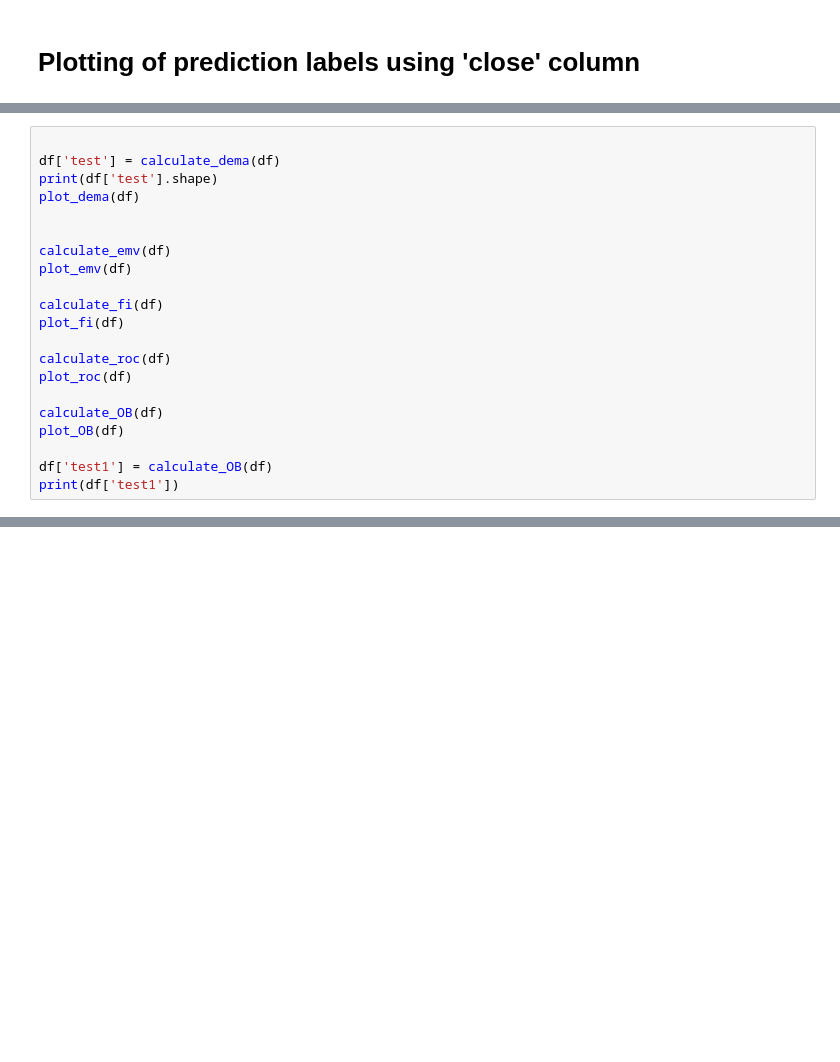
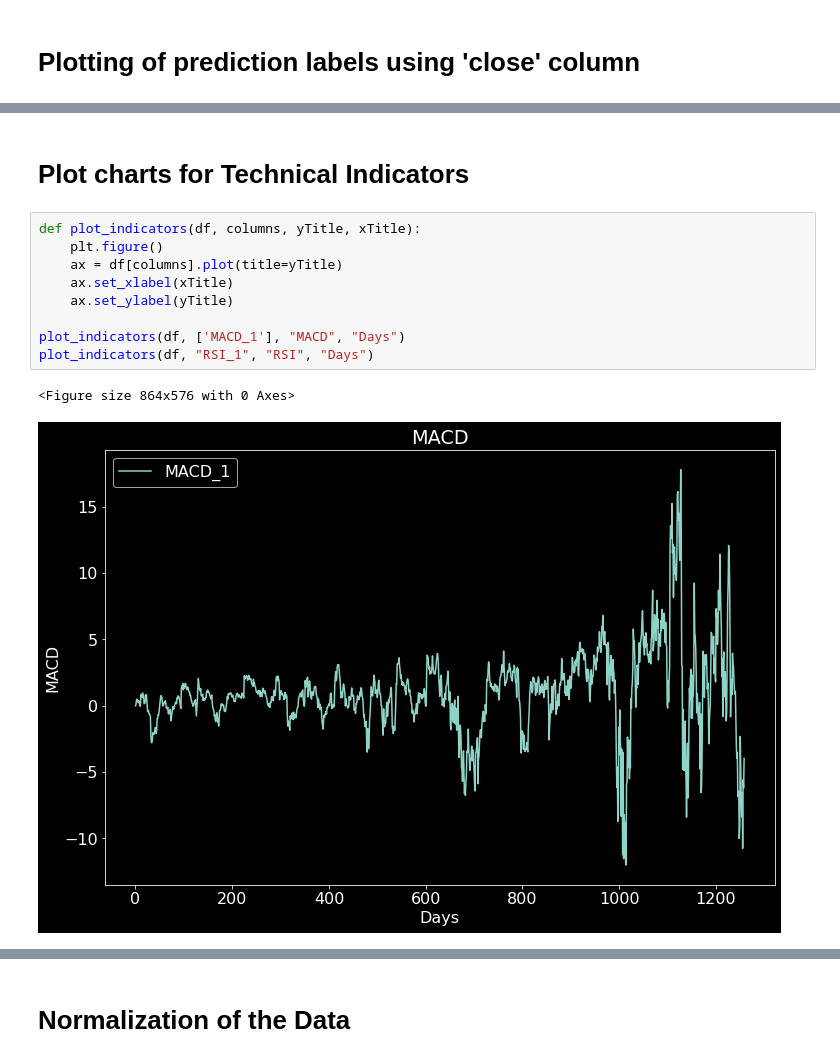
Before and after one commit to Olivia-Feldman/DLStockPrectionCNNModel-, a Jupyter notebook: Olivia__stock_predictor_cnn.ipynb, the cells around one changed output, grey strips where cells are left out. Saved outputs shown, nothing was run; the diff lists cells and outputs as text; blank space fills up the shorter version.

```diff
--- a/Olivia__stock_predictor_cnn.ipynb
+++ b/Olivia__stock_predictor_cnn.ipynb
@@ -432,21 +147,0 @@ def plot_OB(df,title='OB'):
-# %%
-
-df['test'] = calculate_dema(df)
-print(df['test'].shape)
-plot_dema(df)
-
-
-calculate_emv(df)
-plot_emv(df)
-
-calculate_fi(df)
-plot_fi(df)
-
-calculate_roc(df)
-plot_roc(df)
-
-calculate_OB(df)
-plot_OB(df)
-
-df['test1'] = calculate_OB(df)
-print(df['test1'])
@@ -452,0 +406,14 @@ print(df['test1'])
+# %% [markdown]
+# Plot charts for Technical Indicators
+# %%
+def plot_indicators(df, columns, yTitle, xTitle):
+    plt.figure()
+    ax = df[columns].plot(title=yTitle)
+    ax.set_xlabel(xTitle)
+    ax.set_ylabel(yTitle)
+
+plot_indicators(df, ['MACD_1'], "MACD", "Days")
+plot_indicators(df, "RSI_1", "RSI", "Days")
+# %% [output]
+<Figure size 864x576 with 0 Axes>
+[figure, added]
@@ -452,0 +421,2 @@ print(df['test1'])
+# %% [markdown]
+# Normalization of the Data
```
Also changed, not shown: parts of 34 cells of this notebook.
